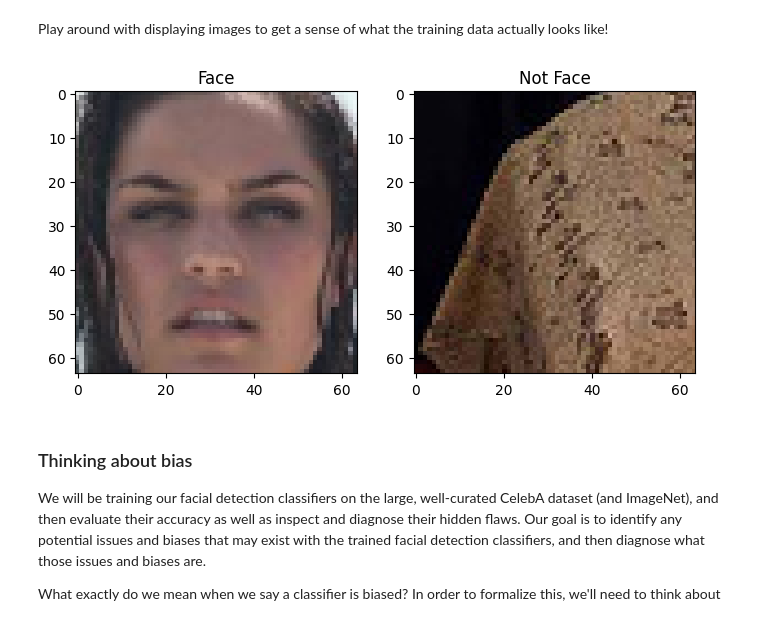
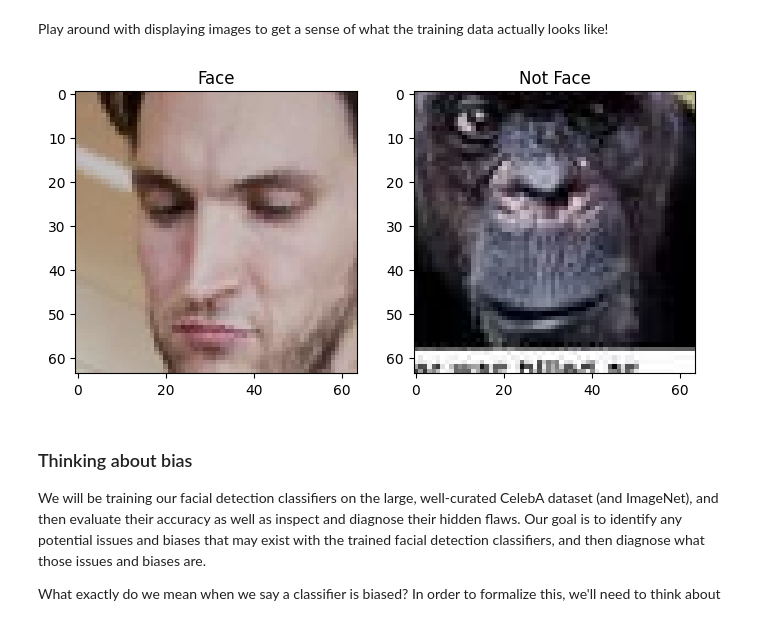
Before and after one commit to Ianhoward117/MIT-deep-learning, a Jupyter notebook: lab2/Part2_FaceDetection.ipynb, the cells around one changed output. Drawn from its saved outputs; the diff is of its cells as text; code cells hidden in the pictures.

```diff
--- a/lab2/Part2_FaceDetection.ipynb
+++ b/lab2/Part2_FaceDetection.ipynb
@@ -101,24 +90,24 @@ Play around with displaying images to get a sense of what the training data actu
 # %%
 #@title Change the sliders to look at positive and negative training examples! { run: "auto" }
 
 ### Examining the CelebA training dataset ###
 
 face_images = images[np.where(labels==1)[0]]
 not_face_images = images[np.where(labels==0)[0]]
 
-idx_face = 16 #@param {type:"slider", min:0, max:50, step:1}
-idx_not_face = 15 #@param {type:"slider", min:0, max:50, step:1}
+idx_face = 19 #@param {type:"slider", min:0, max:50, step:1}
+idx_not_face = 8 #@param {type:"slider", min:0, max:50, step:1}
 
 plt.figure(figsize=(8,4))
 plt.subplot(1, 2, 1)
 plt.imshow(face_images[idx_face])
 plt.title("Face"); plt.grid(False)
 
 plt.subplot(1, 2, 2)
 plt.imshow(not_face_images[idx_not_face])
 plt.title("Not Face"); plt.grid(False)
 # %% [output]
-[figure, old version]
+[figure, new version]
 # %% [markdown]
 ### Thinking about bias
 
```
Also changed, not shown: parts of 10 cells of this notebook.
